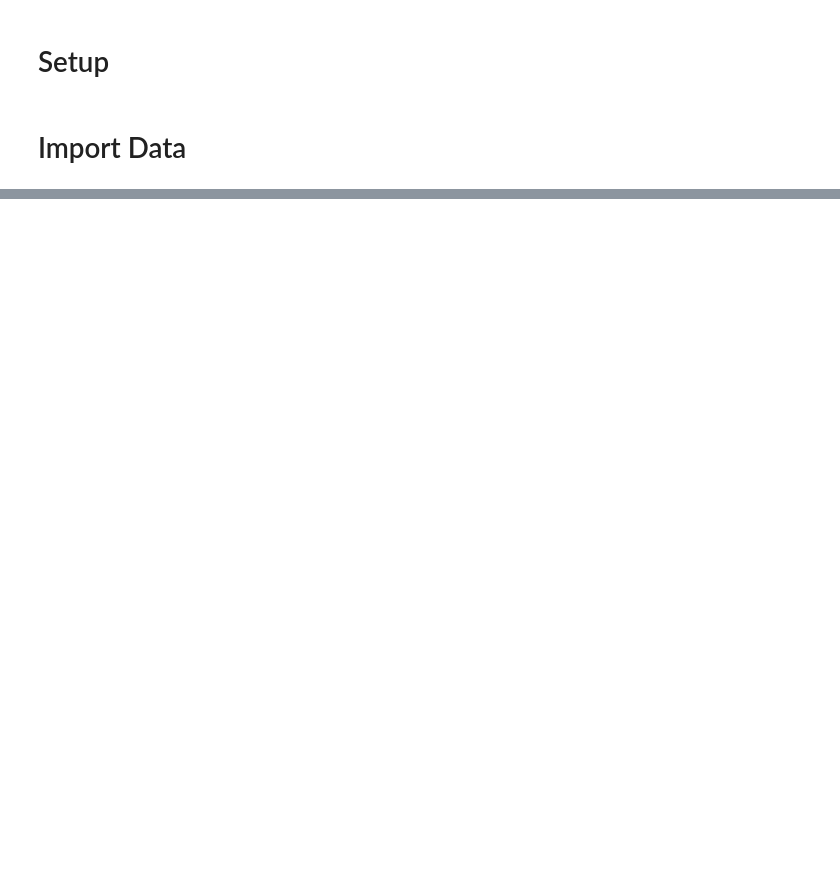
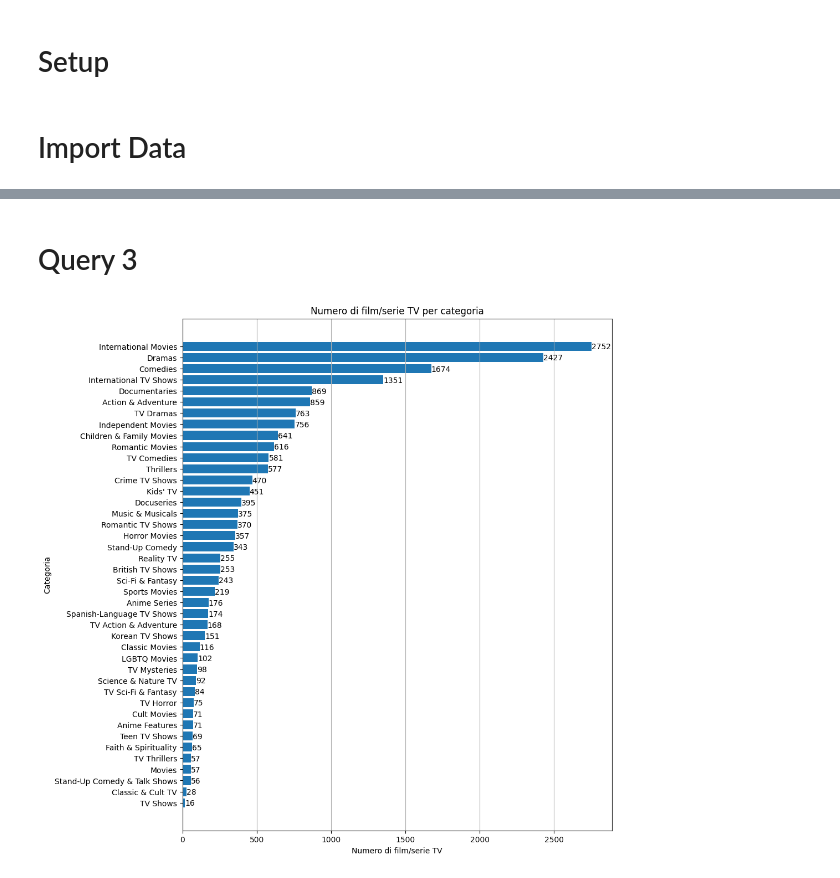
Before and after one commit to bernagit/SIEBG, a Jupyter notebook: 3-Neo4j/main.ipynb, the cells around one changed output, grey strips where cells are left out. Drawn from its saved outputs; the diff is of its cells as text; code cells hidden in the pictures; blank space fills up the shorter version.

```diff
--- a/3-Neo4j/main.ipynb
+++ b/3-Neo4j/main.ipynb
@@ -183,0 +244,34 @@ Tutti i dati sono stati caricati con successo nel database Neo4j!
+# %% [markdown]
+# Query 3
+# %%
+# Estrarre per ogni categoria il numero di film e serie TV di quella categoria, in ordine
+# crescente, e visualizzare il risultato in un grafico a barre
+
+query = """
+MATCH (c:Categoria)<-[:IN_CATEGORY]-(m)
+RETURN c.name AS category, COUNT(m) AS num_movies
+ORDER BY num_movies ASC
+"""
+
+session = driver.session()
+result = session.run(query)
+
+categories = []
+num_movies = []
+for record in result:
+	categories.append(record['category'])
+	num_movies.append(record['num_movies'])
+
+plt.figure(figsize=(10, 12))
+plt.barh(categories, num_movies)
+plt.xlabel('Numero di film/serie TV')
+plt.ylabel('Categoria')
+plt.title('Numero di film/serie TV per categoria')
+plt.grid(axis='x')
+# show values on bars
+for i, v in enumerate(num_movies):
+	plt.text(v, i - .25, str(v))
+	#
+plt.show()
+# %% [output]
+[figure, added]
```
Also changed, not shown: parts of 12 cells of this notebook, 2 other files.
